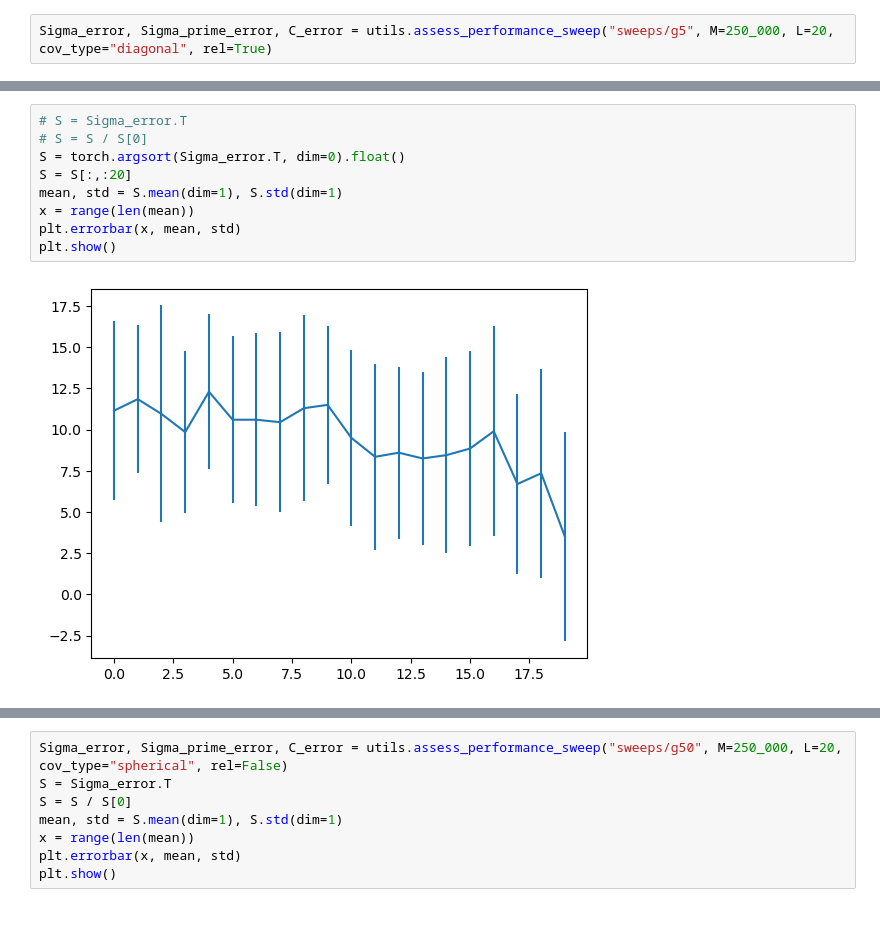
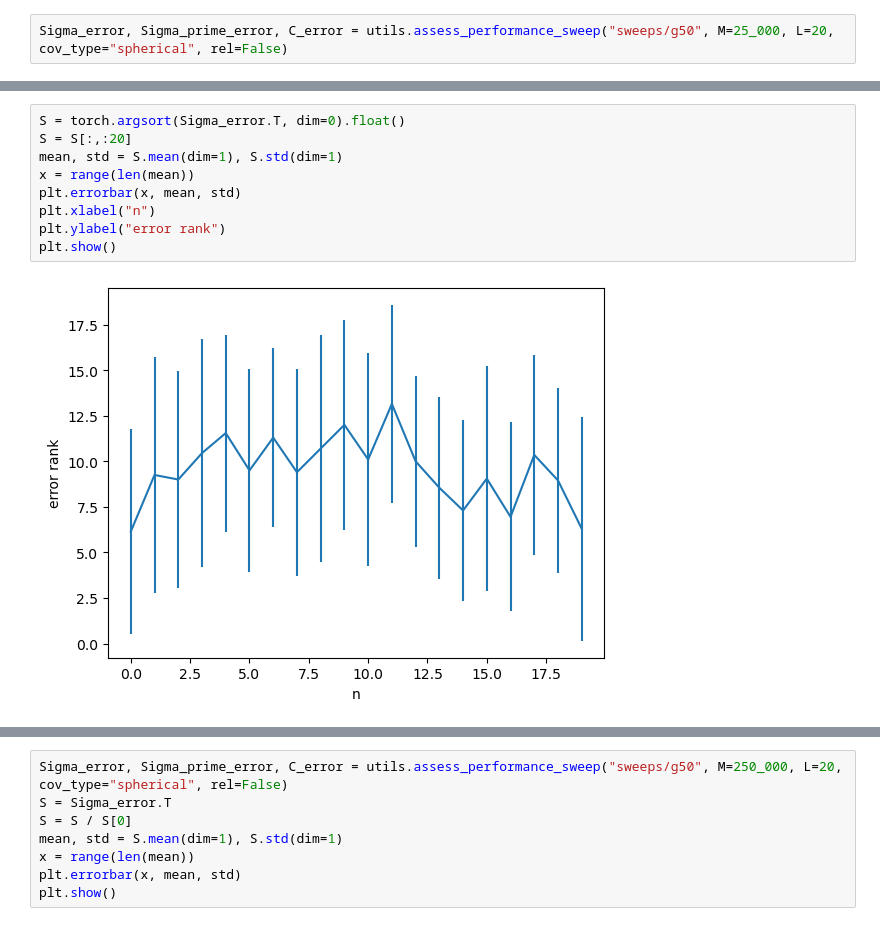
Before and after one commit to gaetanX21/dsb-gaussian, a Jupyter notebook: tests.ipynb, the cells around one changed output, grey strips where cells are left out. Cells and saved outputs as stored; diff of their text form.

```diff
--- a/tests.ipynb
+++ b/tests.ipynb
@@ -36,3 +36,3 @@ Sweep sweeps/g5_2 created successfully.
 # %%
-Sigma_error, Sigma_prime_error, C_error = utils.assess_performance_sweep("sweeps/g5", M=250_000, L=20, cov_type="diagonal", rel=True)
+Sigma_error, Sigma_prime_error, C_error = utils.assess_performance_sweep("sweeps/g50", M=25_000, L=20, cov_type="spherical", rel=False)
 # %% [output]
@@ -48,11 +53,11 @@ Removed 2 hosts from used_hosts.txt
 # %%
-# S = Sigma_error.T
-# S = S / S[0]
 S = torch.argsort(Sigma_error.T, dim=0).float()
 S = S[:,:20]
 mean, std = S.mean(dim=1), S.std(dim=1)
 x = range(len(mean))
 plt.errorbar(x, mean, std)
+plt.xlabel("n")
+plt.ylabel("error rank")
 plt.show()
 # %% [output]
-[figure, old version]
+[figure, new version]
```
Also changed, not shown: parts of 7 cells of this notebook, 4 other files.
